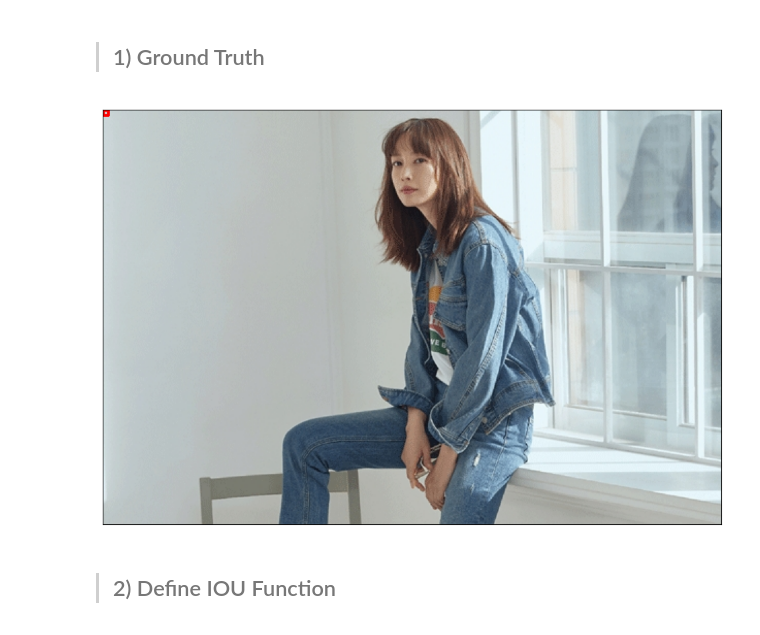
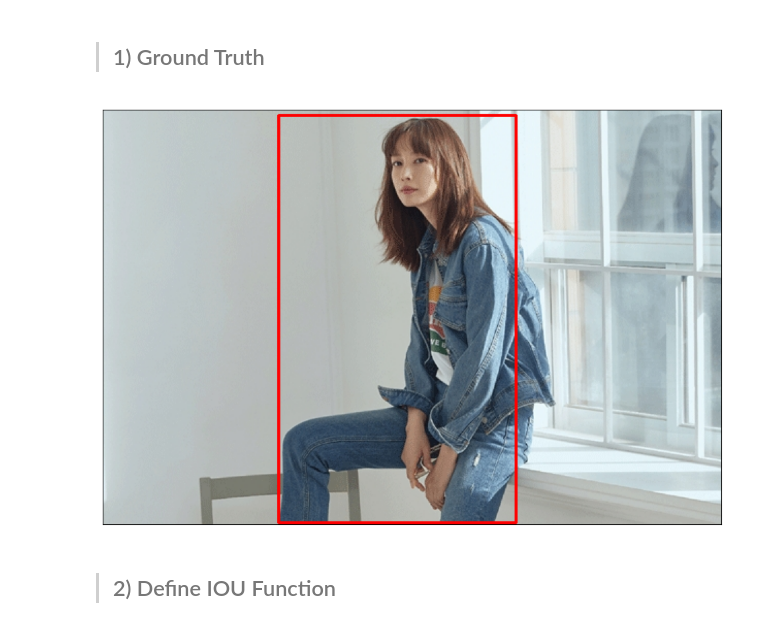
Before and after one commit to iameun02/AI_Algorithm, a Jupyter notebook: Deep_Learning/Object_Detection/performance_metrics/Intersection_Over_Union_CPU.ipynb, the cells around one changed output. Cells and saved outputs as stored; diff of their text form; code cells hidden in the pictures.

```diff
--- a/Deep_Learning/Object_Detection/performance_metrics/Intersection_Over_Union_CPU.ipynb
+++ b/Deep_Learning/Object_Detection/performance_metrics/Intersection_Over_Union_CPU.ipynb
@@ -120,27 +121,26 @@ plt.show()
 # %%
 import cv2
 import matplotlib.pyplot as plt
 
-gt_box = [0,0,5,5]
-#[170, 5, 400, 400]
+gt_box = [170, 5, 400, 400] #x시작좌표, y시작좌표, x끝좌표, y끝좌표 (x,y,w,h)
 
 img = cv2.imread('NA.gif')
 img_rgb = cv2.cvtColor(img, cv2.COLOR_BGR2RGB)
 
 red = (255, 0 , 0)
 img_rgb = cv2.rectangle(img_rgb,
                         (gt_box[0], gt_box[1]),
                         (gt_box[2], gt_box[3]),
                         color = red,
                         thickness = 2)
 
 plt.figure(figsize = (12, 8))
 plt.imshow(img_rgb)
 plt.xticks([])
 plt.yticks([])
 plt.show()
 # %% [output]
-[figure, old version]
+[figure, new version]
 # %% [markdown]
 >## 2) Define IOU Function
 # %%
```
Also changed, not shown: parts of 2 cells of this notebook.
